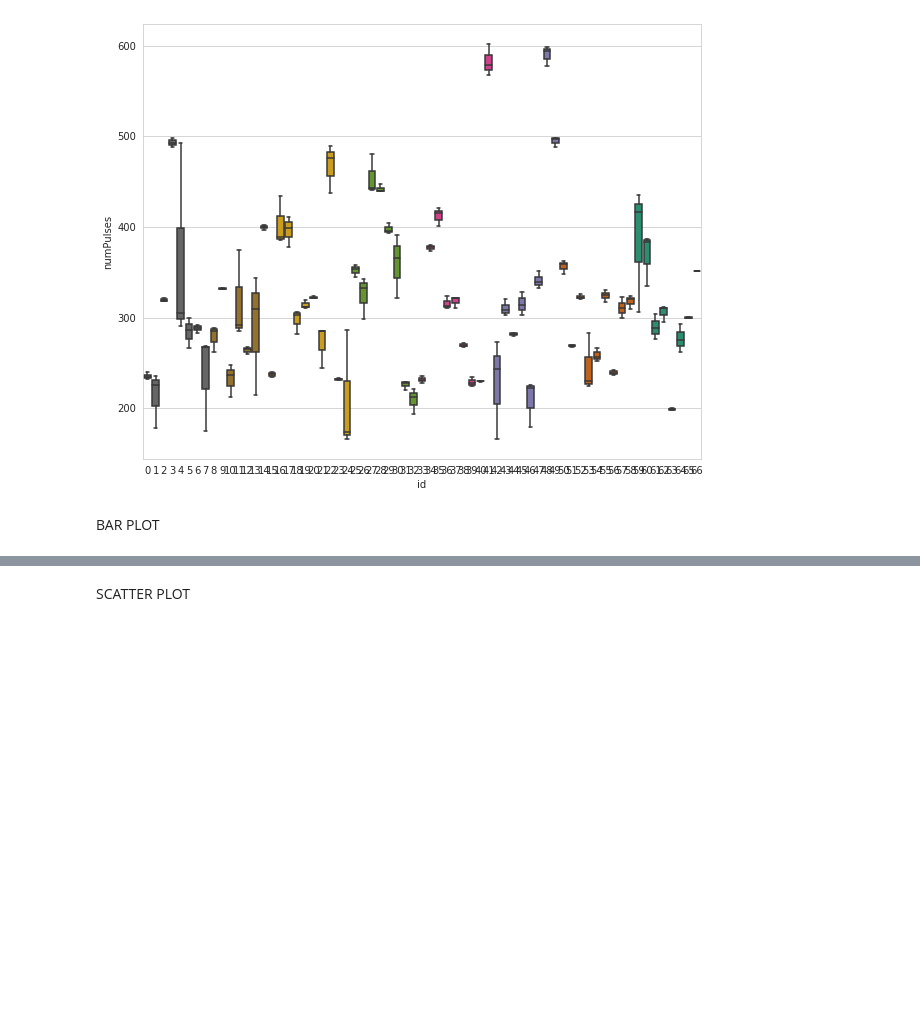
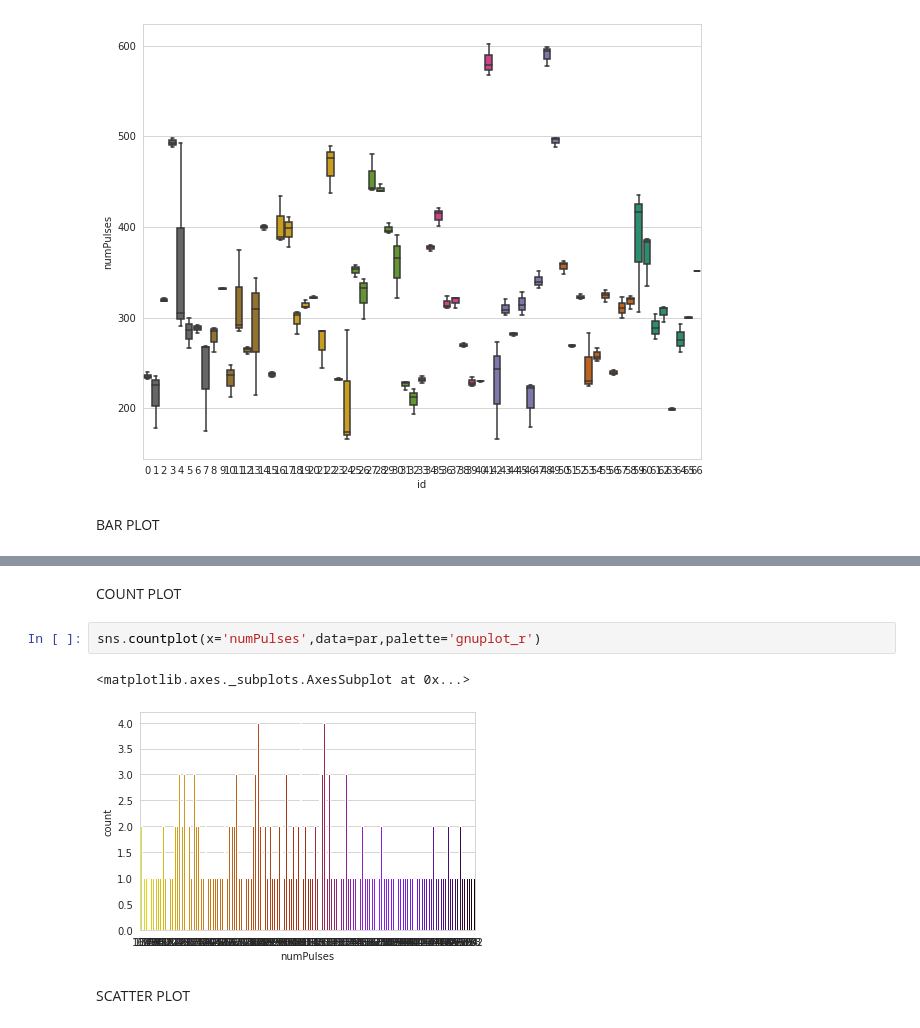
Before and after one commit to eswarmatta/ML2021, a Jupyter notebook: Untitled5.ipynb, the cells around one changed output, grey strips where cells are left out. Drawn from its saved outputs; the diff is of its cells as text; blank space fills up the shorter version.

```diff
--- a/Untitled5.ipynb
+++ b/Untitled5.ipynb
@@ -99,3 +120,10 @@ sns.barplot(data=par,x='id',y='numPulses')
+# %% [markdown]
+COUNT PLOT
+# %%
+sns.countplot(x='numPulses',data=par,palette='gnuplot_r')
+# %% [output]
+<matplotlib.axes._subplots.AxesSubplot at 0x...>
+[figure, added]
 # %% [markdown]
 SCATTER PLOT
 # %%
```
Also changed, not shown: parts of 16 cells of this notebook.
